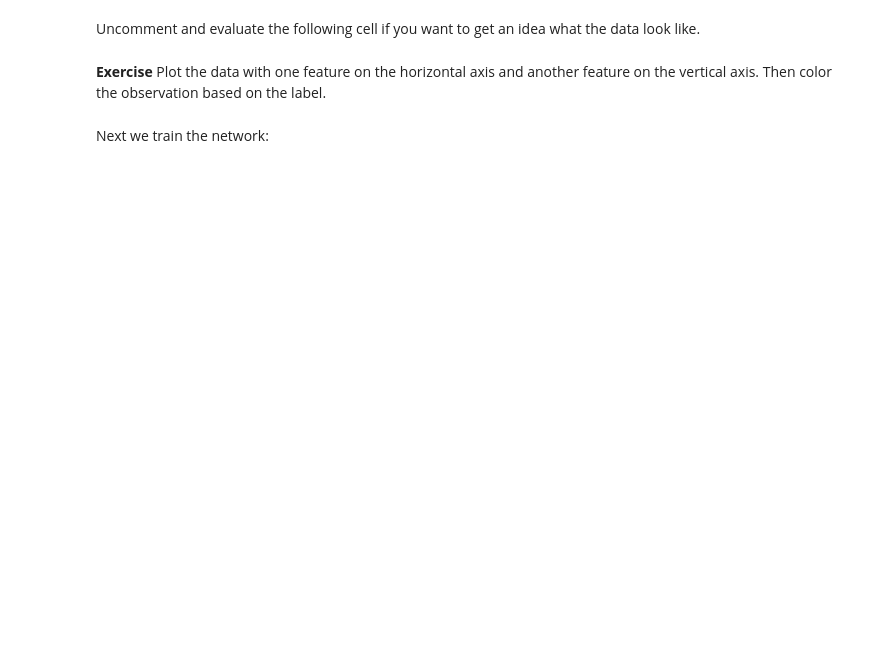
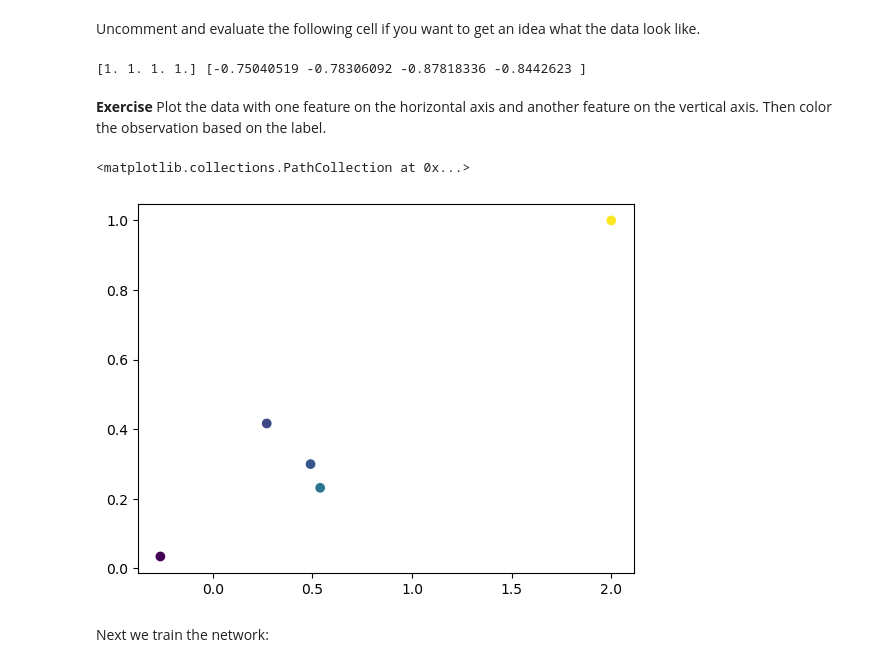
Before and after one commit to cejkiebo/msc_datascience, a Jupyter notebook: Statistical_Hacking.ipynb, the cells around one changed output. Saved outputs shown, nothing was run; the diff lists cells and outputs as text; code cells hidden in the pictures; blank space fills up the shorter version.

```diff
--- a/Statistical_Hacking.ipynb
+++ b/Statistical_Hacking.ipynb
@@ -2160,6 +2166,8 @@ testt = target[3::4]
 Uncomment and evaluate the following cell if you want to get an idea what the data look like.
 # %%
 #print(iris)
-#print(train.max(axis=0), train.min(axis=0))
+print(train.max(axis=0), train.min(axis=0))
+# %% [output]
+[1. 1. 1. 1.] [-0.75040519 -0.78306092 -0.87818336 -0.8442623 ]
 # %% [markdown]
 **Exercise** Plot the data with one feature on the horizontal axis and another feature on the vertical axis. Then color the observation based on the label.
@@ -2169,3 +2174,9 @@ raise NotImplementedError()
+# %%
+# YOUR CODE HERE
+plt.scatter(iris[0,:], iris[1,:], c=iris[4])
+# %% [output]
+<matplotlib.collections.PathCollection at 0x...>
+[figure, added]
 # %% [markdown]
 Next we train the network:
 # %%
```
Also changed, not shown: parts of 3 cells of this notebook.
